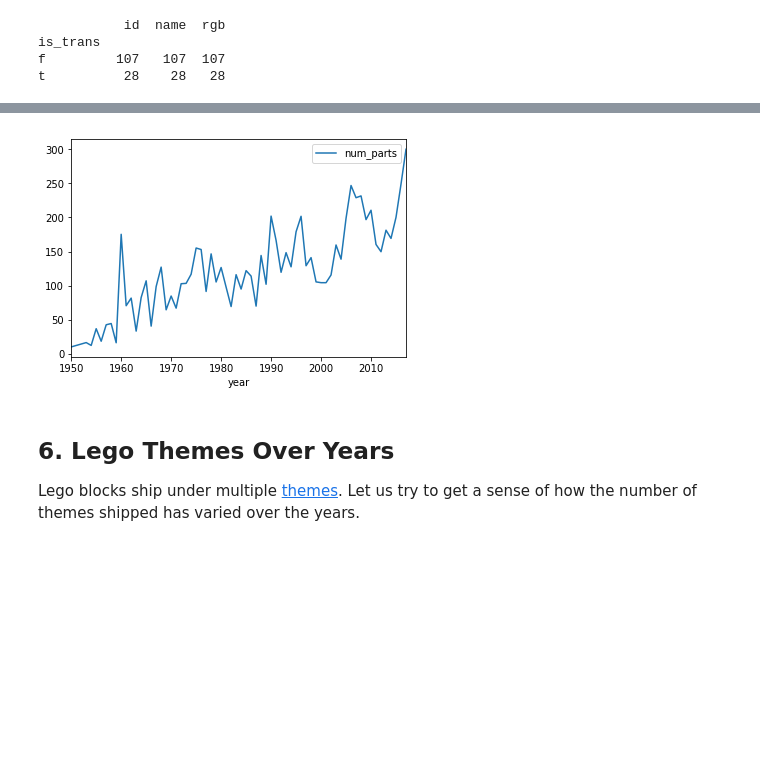
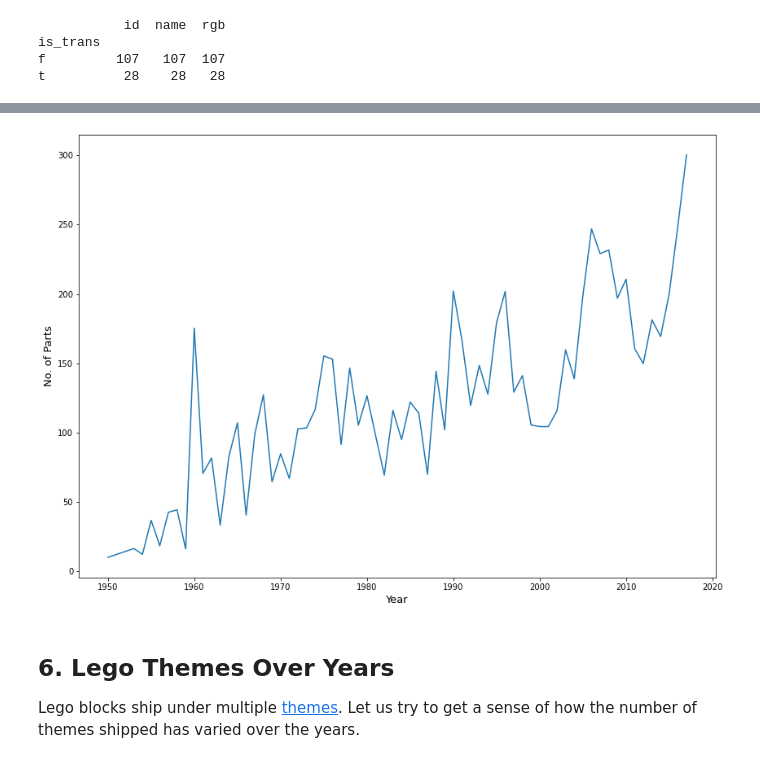
Before and after one commit to Az-Data/DataCamp-Guided-Projects, a Jupyter notebook: Exploring 67 years of LEGO/notebook.ipynb, the cells around one changed output, grey strips where cells are left out. Cells and saved outputs as stored; diff of their text form; code cells hidden in the pictures; blank space fills up the shorter version.

```diff
--- a/Exploring 67 years of LEGO/notebook.ipynb
+++ b/Exploring 67 years of LEGO/notebook.ipynb
@@ -13,9 +13,11 @@
 # %%
 # Import modules
 import pandas as pd
+import matplotlib.pyplot as plt
+plt.rcParams['figure.figsize'] = (14,10)
 
 # Read colors data
-colors = pd.read_csv('_/datasets/colors.csv')
+colors = pd.read_csv('datasets/colors.csv')
 
 # Print the first few rows
 colors.head()
@@ -55,18 +57,18 @@ t          28    28   28
 <p><img src="https://imgur.com/1k4PoXs.png" alt="sets_data"></p>
 <p>Let us use this data to explore how the average number of parts in Lego sets has varied over the years.</p>
 # %%
-%matplotlib inline
 
-import matplotlib.pyplot as plt
 # Read sets data as `sets`
-sets = pd.read_csv('_/datasets/sets.csv')
+sets = pd.read_csv('datasets/sets.csv')
 # Create a summary of average number of parts by year: `parts_by_year`
 parts_by_year = sets.loc[:, ['year', 'num_parts']].groupby('year').mean()
 # Plot trends in average number of parts by year
-parts_by_year.plot()
+parts_by_year.plot(legend=None)
+plt.xlabel('Year', size=13)
+plt.ylabel('No. of Parts', size=13)
 plt.show()
 # %% [output]
-[figure, old version]
+[figure, new version]
 # %% [markdown]
 ## 6. Lego Themes Over Years
 <p>Lego blocks ship under multiple <a href="https://shop.lego.com/en-US/Themes">themes</a>. Let us try to get a sense of how the number of themes shipped has varied over the years.</p>
```
Also changed, not shown: 3 other files.
